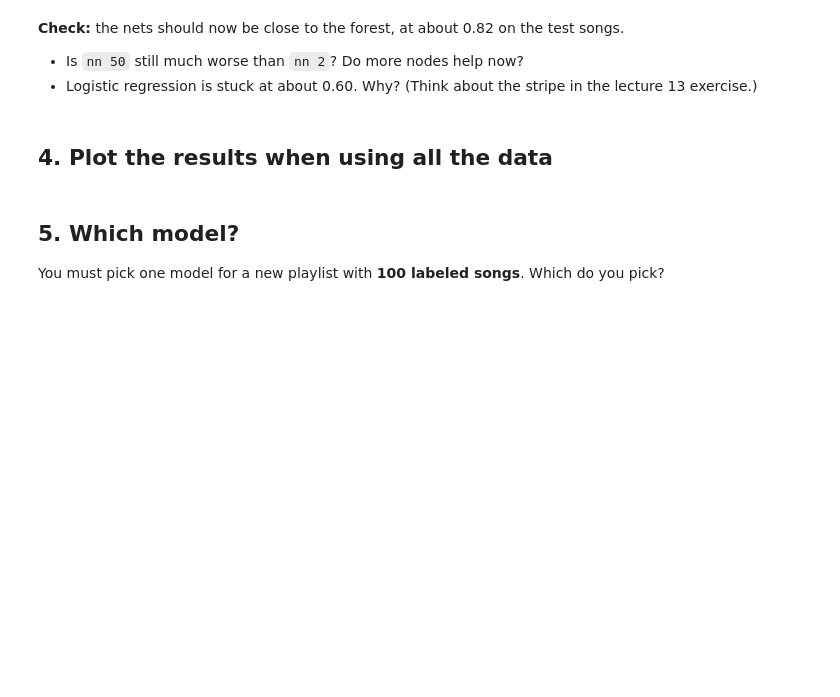
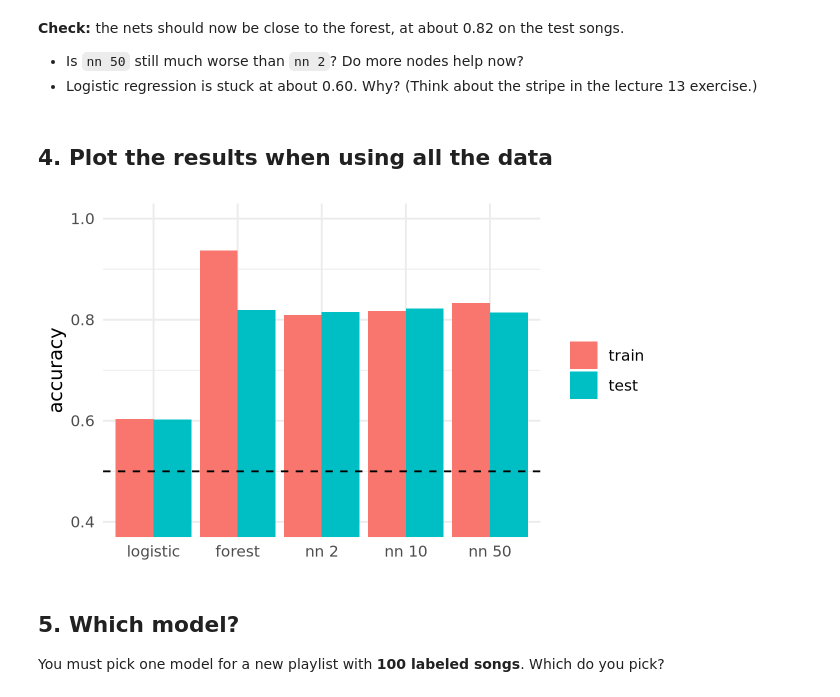
Before and after one commit to khadijamuhammad061-blip/codespace, a Jupyter notebook: exercises/16-nn-exercise.ipynb, the cells around one changed output. Saved outputs shown, nothing was run; the diff lists cells and outputs as text; code cells hidden in the pictures; blank space fills up the shorter version.

```diff
--- a/exercises/16-nn-exercise.ipynb
+++ b/exercises/16-nn-exercise.ipynb
@@ -117,6 +174,9 @@ Run `compare_models()` again, with all of `train` (about 5,500 songs).
 ## 4. Plot the results when using all the data
 # %%
 # Chart code goes here
+plot_results(results_all)
+# %% [output]
+[figure, added]
 # %% [markdown]
 ## 5. Which model?
 
```
Also changed, not shown: parts of 6 cells of this notebook, 1 other file.
